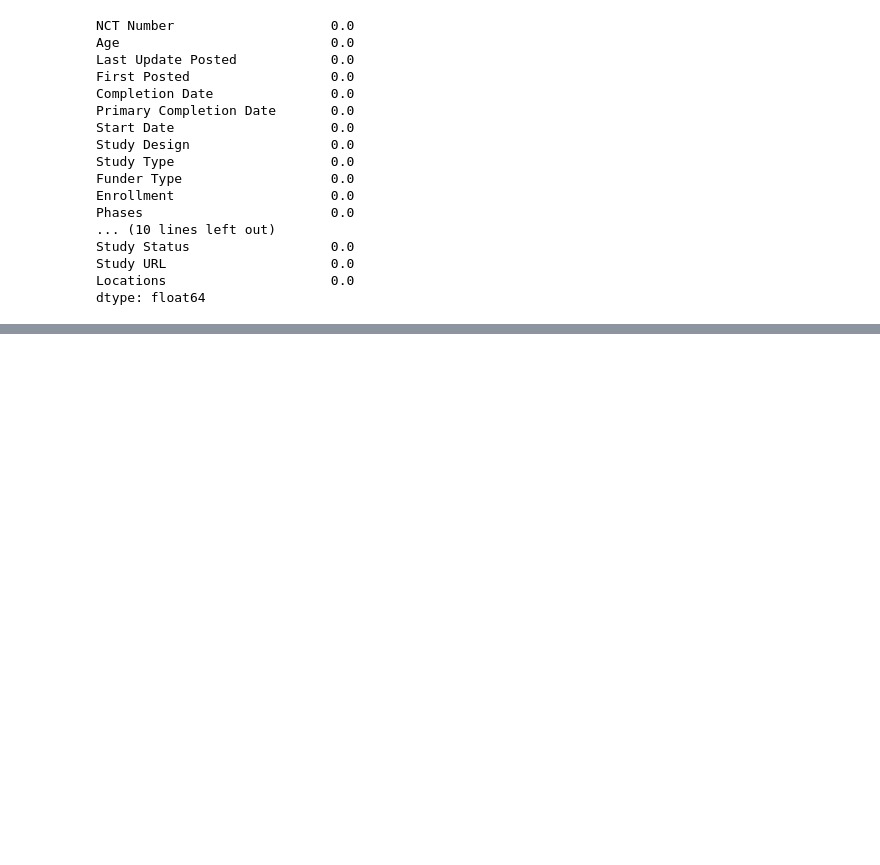
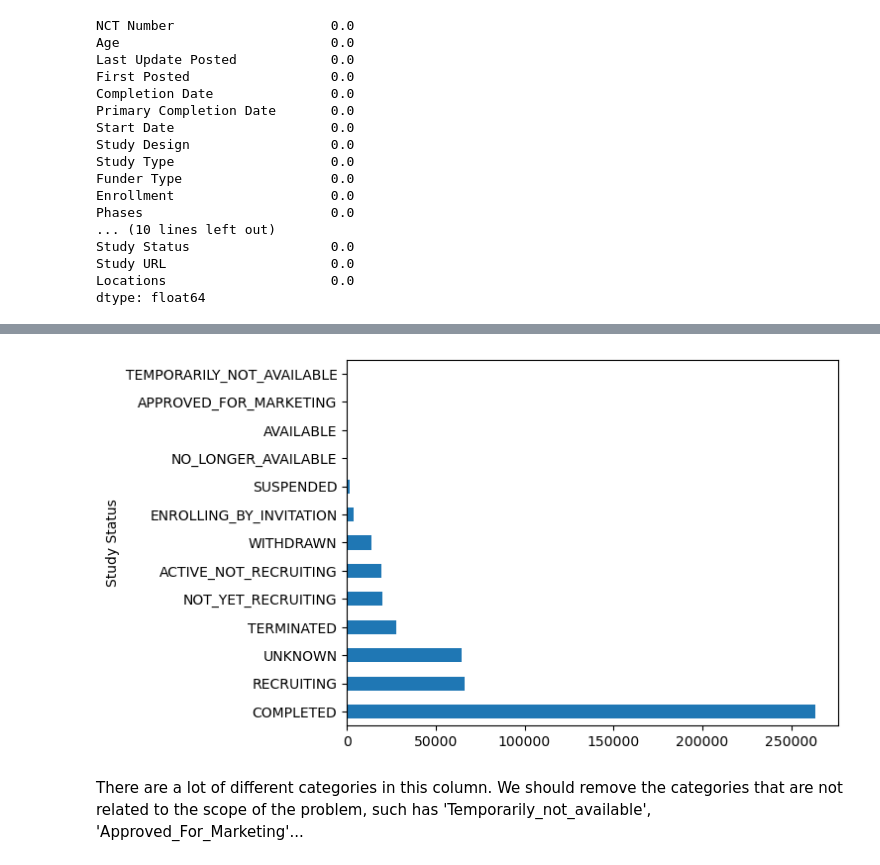
Before and after one commit to clem21chan/Clinical_Trials_Capstone, a Jupyter notebook: Notebooks/Capstone_Project.ipynb, the cells around one changed output, grey strips where cells are left out. Drawn from its saved outputs; the diff is of its cells as text; code cells hidden in the pictures; blank space fills up the shorter version.

```diff
--- a/Notebooks/Capstone_Project.ipynb
+++ b/Notebooks/Capstone_Project.ipynb
@@ -1049,3 +1081,5 @@ Great! Now we have 482,350 rows now that 888 entries have been removed. Next, we
+# %%
+df.reset_index(drop = True, inplace = True)
 # %%
 # Checking for percentages of missing values in dataframe
 ((df.isna().sum() / df.shape[0])*100).sort_values(ascending = False)
@@ -1106,0 +1149,3 @@ df.head()
+# %%
+# Dropping the `NCT Number` and `Study URL` column
+df.drop(columns = ['NCT Number', 'Study URL'], inplace = True)
@@ -1106,0 +1203,11 @@ df.head()
+# %%
+# Let's visualize this with a bar chart
+plt.figure()
+
+df['Study Status'].value_counts().plot(kind='barh')
+
+plt.show()
+# %% [output]
+[figure, added]
+# %% [markdown]
+There are a lot of different categories in this column. We should remove the categories that are not related to the scope of the problem, such has 'Temporarily_not_available', 'Approved_For_Marketing'...
```
Also changed, not shown: parts of 20 cells of this notebook.
